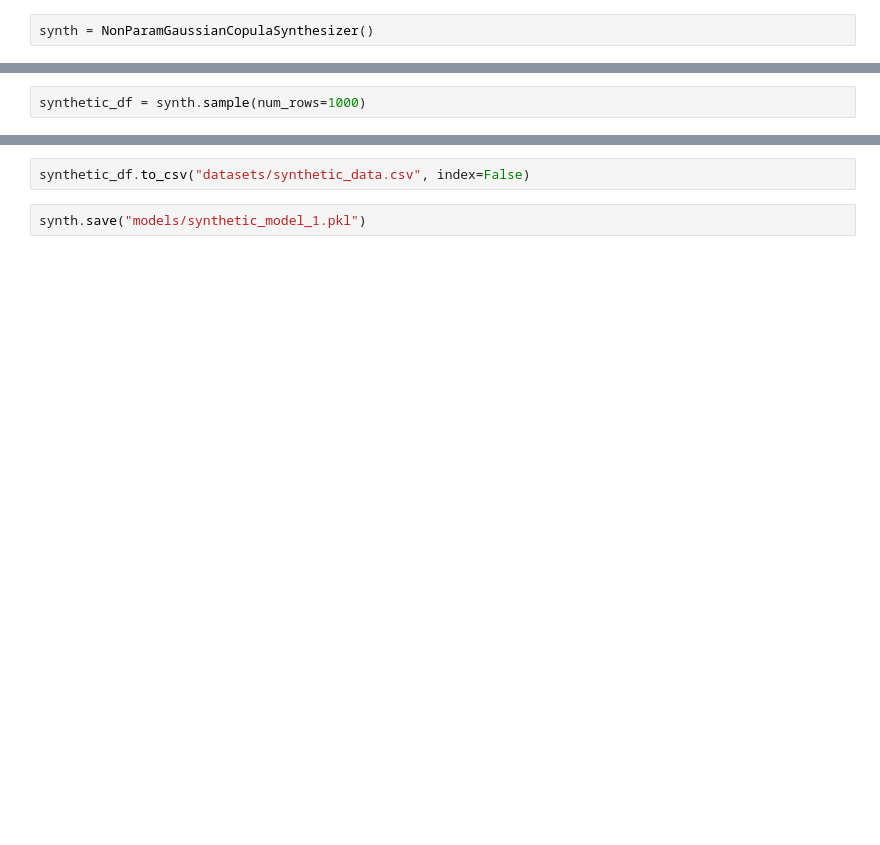
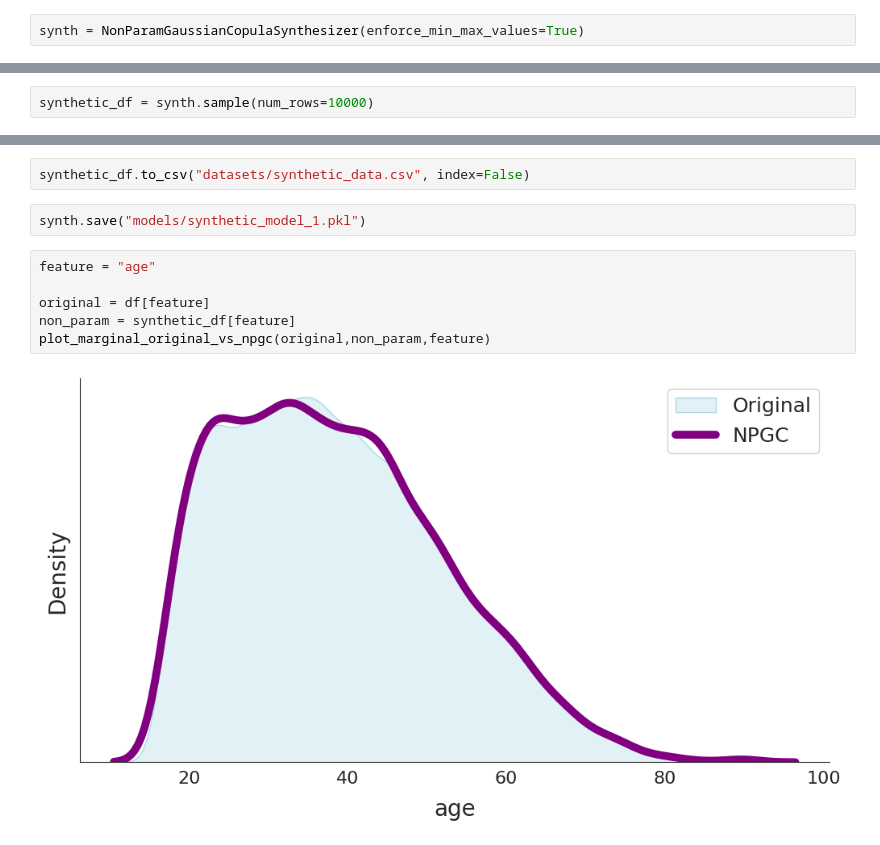
Before and after one commit to gdiaz95/Workflow_SI, a Jupyter notebook: tutorial.ipynb, the cells around one changed output, grey strips where cells are left out. Drawn from its saved outputs; the diff is of its cells as text; blank space fills up the shorter version.

```diff
--- a/tutorial.ipynb
+++ b/tutorial.ipynb
@@ -24,13 +25,13 @@ df.info()
 dtypes: int64(6), str(9)
 memory usage: 9.3 MB
 # %%
-synth = NonParamGaussianCopulaSynthesizer()
+synth = NonParamGaussianCopulaSynthesizer(enforce_min_max_values=True)
 # %%
 synth.fit(df)
 # %%
 synth.load("models/synthetic_model_1.pkl")
 # %%
-synthetic_df = synth.sample(num_rows=1000)
+synthetic_df = synth.sample(num_rows=10000)
 # %%
 print(synthetic_df.head())
 synthetic_df.info()
@@ -56,3 +57,11 @@ memory usage: 195.2 KB
 synthetic_df.to_csv("datasets/synthetic_data.csv", index=False)
 # %%
 synth.save("models/synthetic_model_1.pkl")
+# %%
+feature = "age"
+
+original = df[feature]
+non_param = synthetic_df[feature]
+plot_marginal_original_vs_npgc(original,non_param,feature)
+# %% [output]
+[figure, added]
```
Also changed, not shown: parts of 2 cells of this notebook, 3 other files.
